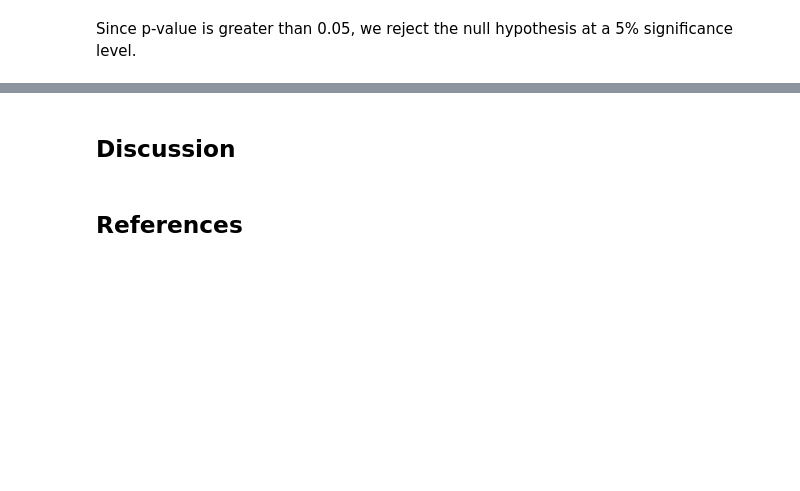
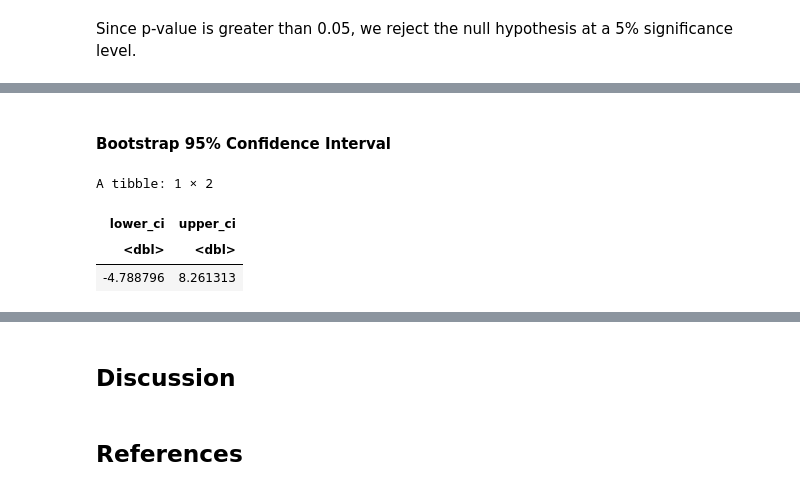
Before and after one commit to Zeeho-Lee/dsci-100-2022w2-group-36, a Jupyter notebook: Final Report.ipynb, the cells around one changed output, grey strips where cells are left out. Cells and saved outputs as stored; diff of their text form; code cells hidden in the pictures; blank space fills up the shorter version.

```diff
--- a/Final Report.ipynb
+++ b/Final Report.ipynb
@@ -208,0 +216,19 @@ Since p-value is greater than 0.05, we reject the null hypothesis at a 5% signif
+# %% [markdown]
+#### Bootstrap 95% Confidence Interval
+# %%
+#Calculating 95% Confidence Interval using Bootstrap infer function
+
+bootstrap_ci <-
+    forestfires %>%
+    specify(formula = area ~ month) %>%
+    hypothesize(null = 'independence') %>%
+    generate(type = "bootstrap", reps = 3000) %>%
+    calculate(stat = "diff in means", order = c("aug", "feb")) %>%
+    get_ci()
+
+bootstrap_ci
+# %% [output]
+A tibble: 1 × 2
+| lower_ci | upper_ci |
+| <dbl> | <dbl> |
+| -4.788796 | 8.261313 |
```
Also changed, not shown: parts of 13 cells of this notebook.
